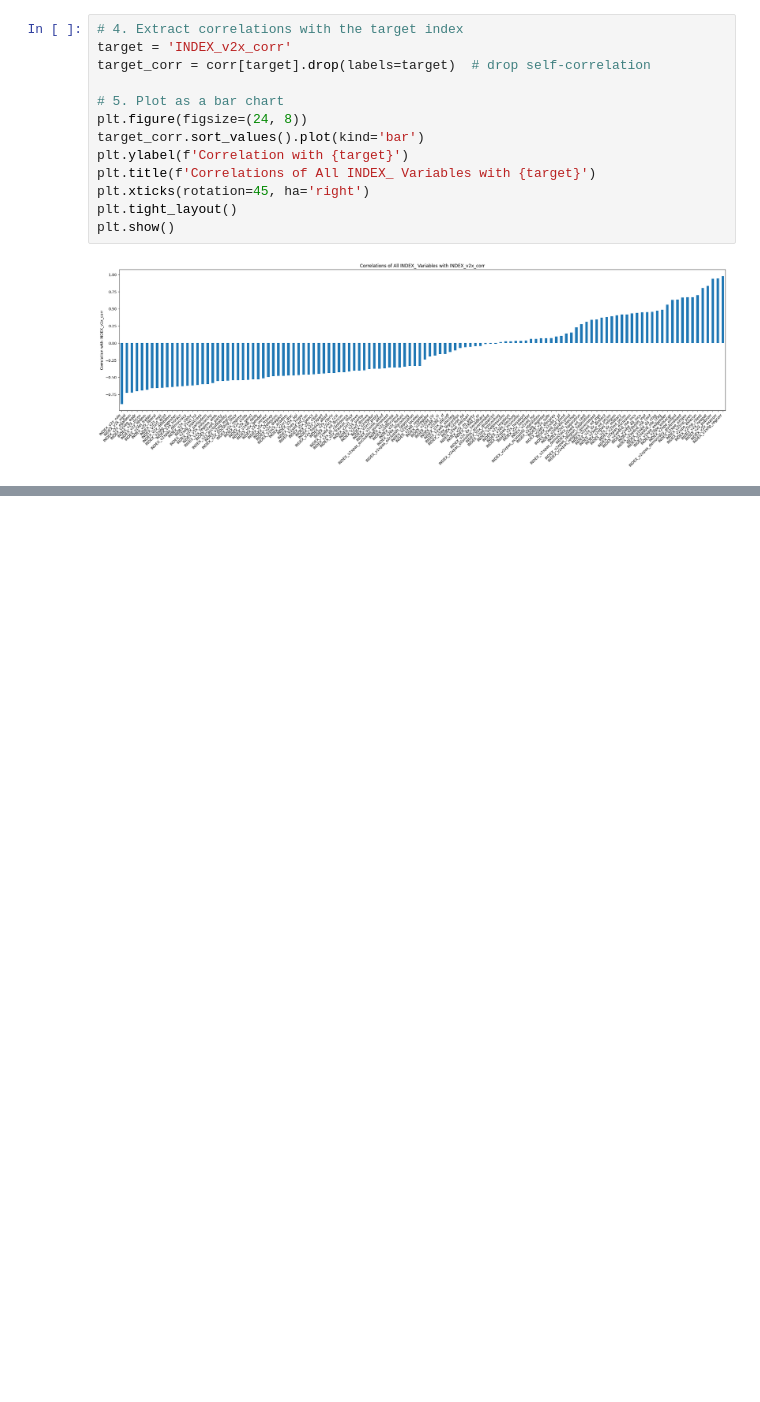
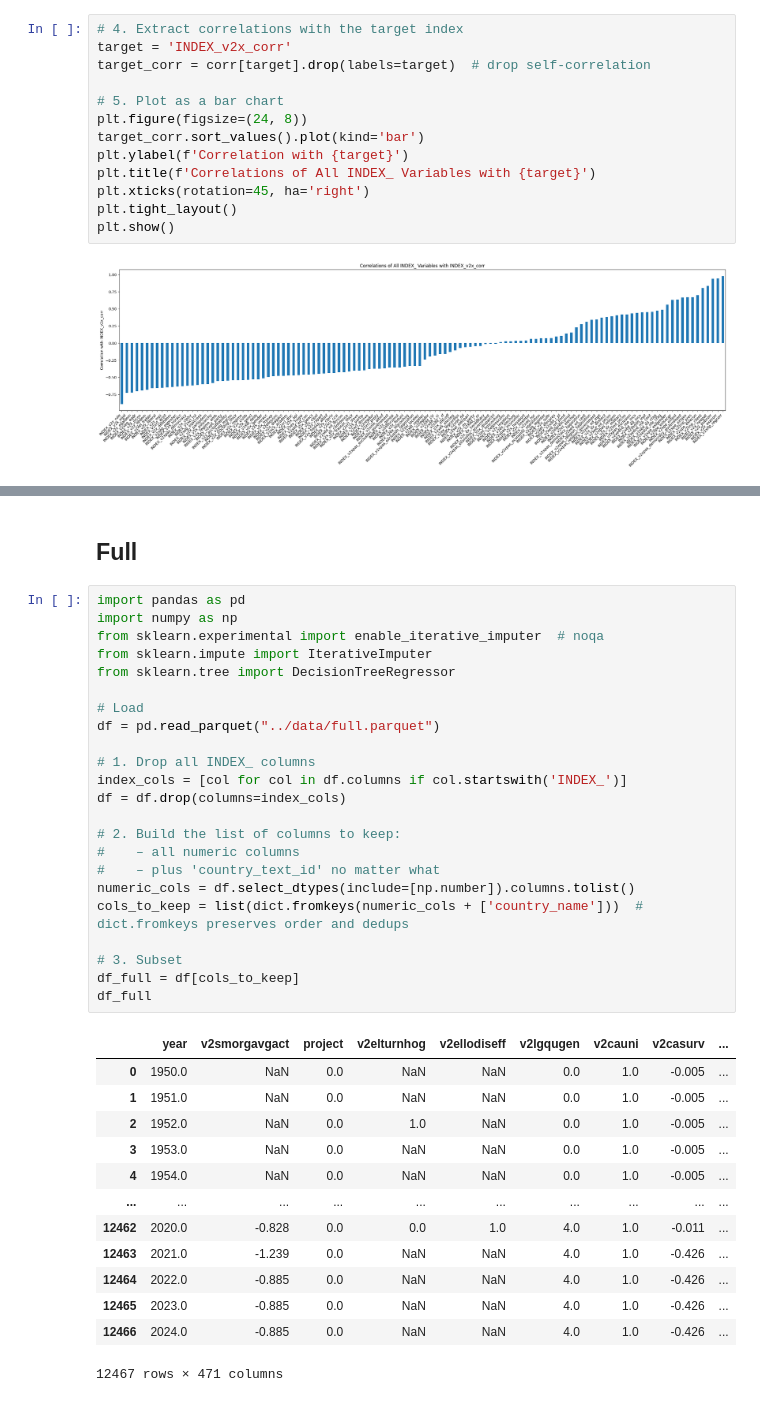
Before and after one commit to Paul-Elvis-Otto/mlPaper, a Jupyter notebook: notebooks/Final_EDA.ipynb, the cells around one changed output, grey strips where cells are left out. Cells and saved outputs as stored; diff of their text form; blank space fills up the shorter version.

```diff
--- a/notebooks/Final_EDA.ipynb
+++ b/notebooks/Final_EDA.ipynb
@@ -90,0 +277,39 @@ plt.show()
+# %% [markdown]
+## Full
+# %%
+import pandas as pd
+import numpy as np
+from sklearn.experimental import enable_iterative_imputer  # noqa
+from sklearn.impute import IterativeImputer
+from sklearn.tree import DecisionTreeRegressor
+
+# Load
+df = pd.read_parquet("../data/full.parquet")
+
+# 1. Drop all INDEX_ columns
+index_cols = [col for col in df.columns if col.startswith('INDEX_')]
+df = df.drop(columns=index_cols)
+
+# 2. Build the list of columns to keep:
+#    – all numeric columns
+#    – plus 'country_text_id' no matter what
+numeric_cols = df.select_dtypes(include=[np.number]).columns.tolist()
+cols_to_keep = list(dict.fromkeys(numeric_cols + ['country_name']))  # dict.fromkeys preserves order and dedups
+
+# 3. Subset
+df_full = df[cols_to_keep]
+df_full
+# %% [output]
+|  | year | v2smorgavgact | project | v2elturnhog | v2ellodiseff | v2lgqugen | v2cauni | v2casurv | ... |
+| 0 | 1950.0 | NaN | 0.0 | NaN | NaN | 0.0 | 1.0 | -0.005 | ... |
+| 1 | 1951.0 | NaN | 0.0 | NaN | NaN | 0.0 | 1.0 | -0.005 | ... |
+| 2 | 1952.0 | NaN | 0.0 | 1.0 | NaN | 0.0 | 1.0 | -0.005 | ... |
+| 3 | 1953.0 | NaN | 0.0 | NaN | NaN | 0.0 | 1.0 | -0.005 | ... |
+| 4 | 1954.0 | NaN | 0.0 | NaN | NaN | 0.0 | 1.0 | -0.005 | ... |
+| ... | ... | ... | ... | ... | ... | ... | ... | ... | ... |
+| 12462 | 2020.0 | -0.828 | 0.0 | 0.0 | 1.0 | 4.0 | 1.0 | -0.011 | ... |
+| 12463 | 2021.0 | -1.239 | 0.0 | NaN | NaN | 4.0 | 1.0 | -0.426 | ... |
+| 12464 | 2022.0 | -0.885 | 0.0 | NaN | NaN | 4.0 | 1.0 | -0.426 | ... |
+| 12465 | 2023.0 | -0.885 | 0.0 | NaN | NaN | 4.0 | 1.0 | -0.426 | ... |
+| 12466 | 2024.0 | -0.885 | 0.0 | NaN | NaN | 4.0 | 1.0 | -0.426 | ... |
+12467 rows × 471 columns
```
Also changed, not shown: parts of 13 cells of this notebook, 9 other files.
